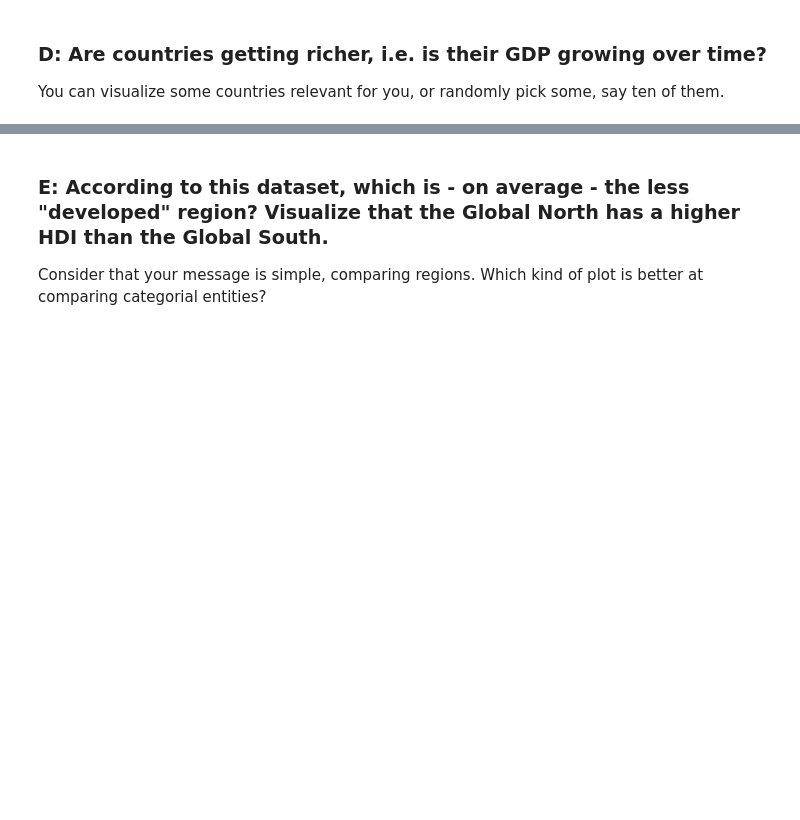
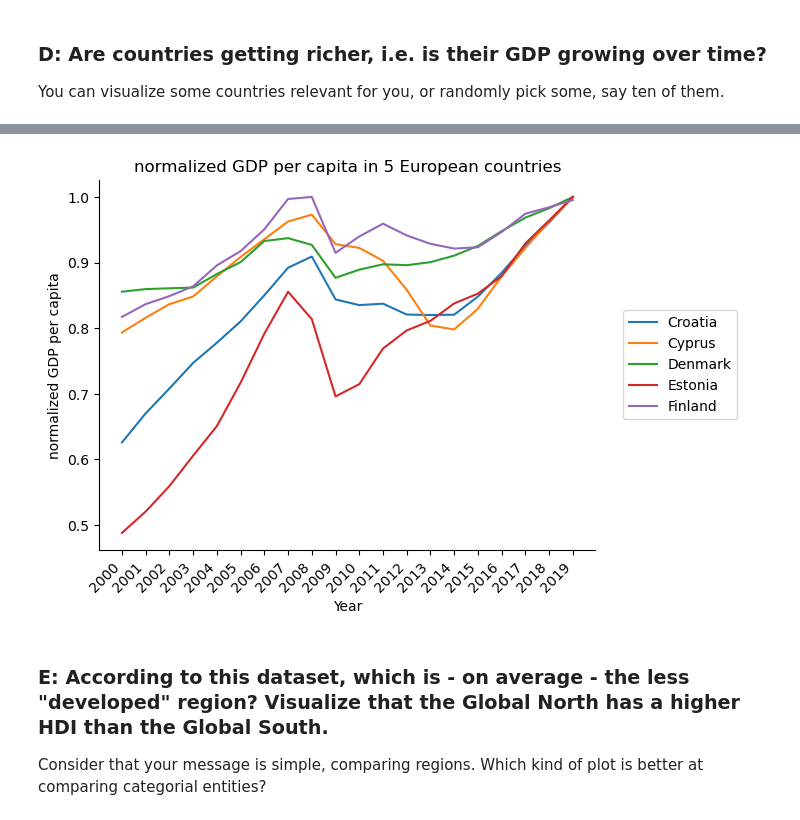
Before and after one commit to ASPP/2023-heraklion-dataviz, a Jupyter notebook: exercise-2.ipynb, the cells around one changed output, grey strips where cells are left out. Saved outputs shown, nothing was run; the diff lists cells and outputs as text; code cells hidden in the pictures; blank space fills up the shorter version.

```diff
--- a/exercise-2.ipynb
+++ b/exercise-2.ipynb
@@ -97,3 +129,21 @@ You can visualize some countries relevant for you, or randomly pick some, say te
+# %%
+fig, ax = plt.subplots()
+
+for ic in np.unique(df[df['Region']=='Europe']['Country'].values)[5:10]:
+    country = df[df['Country']==ic]
+    ax.plot(country['Year'], country['GDP per capita']/np.max(country['GDP per capita']), label=ic)
+    ax.legend(loc='center right', bbox_to_anchor=(1, 0, 0.3, 1))
+    ax.set_xticks(np.unique(df['Year'].values))
+    ax.set_xlabel('Year')
+    ax.set_ylabel('normalized GDP per capita')
+    ax.set_title('normalized GDP per capita in 5 European countries')
+
+    ax.spines['right'].set_visible(False)
+    ax.spines['top'].set_visible(False)
+
+    plt.setp(ax.get_xticklabels(), rotation=45, ha="right")
+# %% [output]
+[figure, added]
 # %% [markdown]
 ### E: According to this dataset, which is - on average - the less "developed" region? Visualize that the Global North has a higher HDI than the Global South.
 
```
Also changed, not shown: parts of 3 cells of this notebook.
